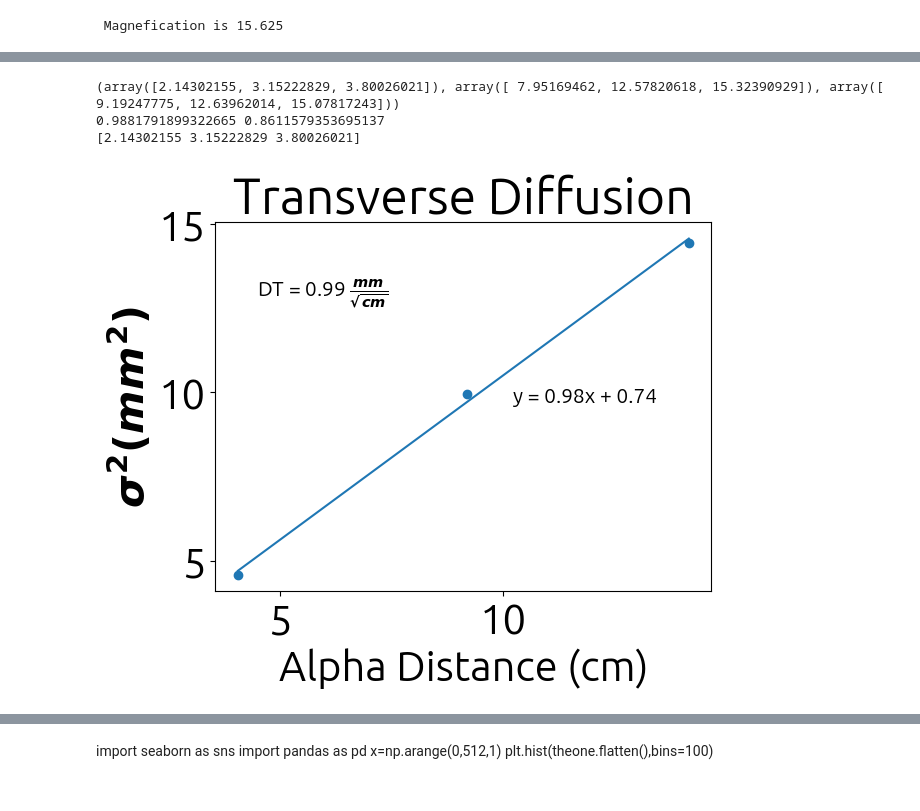
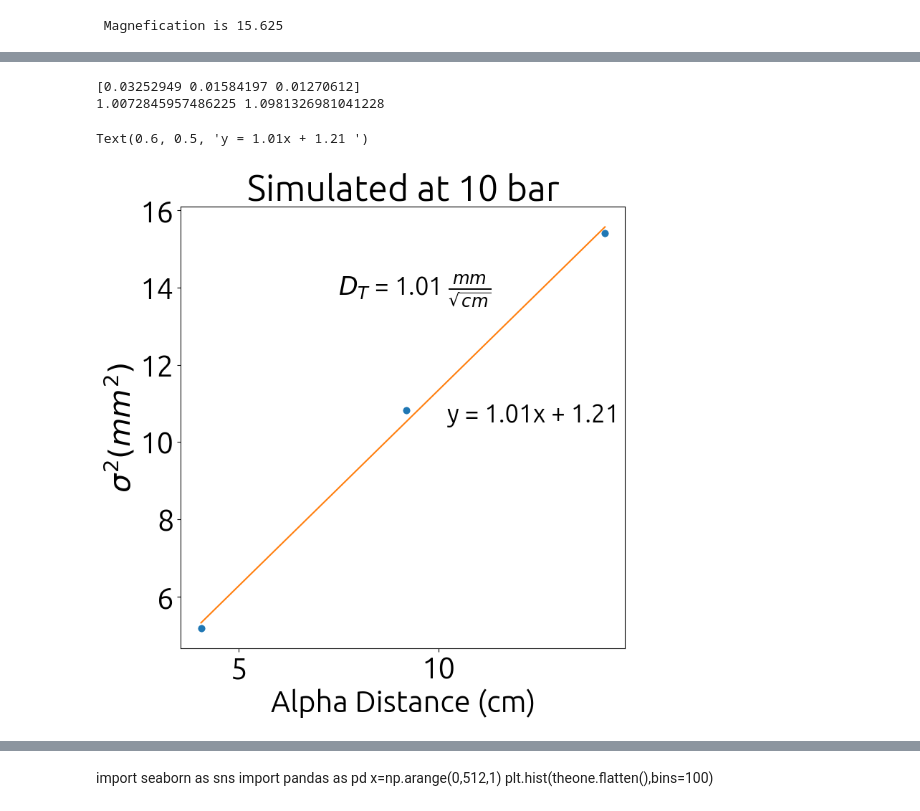
Before and after one commit to ilkerparmaksiz/Analysis, a Jupyter notebook: CRAB/2D_Fitting_v3-Sim.ipynb, the cells around one changed output, grey strips where cells are left out. Cells and saved outputs as stored; diff of their text form; code cells hidden in the pictures.

```diff
--- a/CRAB/2D_Fitting_v3-Sim.ipynb
+++ b/CRAB/2D_Fitting_v3-Sim.ipynb
@@ -1438,4 +877,4 @@ def FitSumsof3Gaussian(img,fit1,fit2,fit3,offset,it=15000):
 # %%
 #Fit_3Gaussian=FitSumsof3Gaussian(theone,initialGuess_needle_5cm,initialGuess_needle_10cm,initialGuess_needle_15cm,offset)
-Fit_3Gaussian=FitSumsof3Gaussian(theone,initialGuess_needle_5cm,initialGuess_needle_10cm,initialGuess_needle_15cm,offset)
+Results=FitMultiGauss(_SimImages)
 # %% [output]
@@ -1471,31 +923,49 @@ def GetTransVerseDiffusion(Fit,pixelSize,mag):
 
     #Error=round(abs(DT-value)/DT,2)
     return DTs,SigmaXs,SigmaYs
+# %%
+def ConvertTransverse(results,pixelSize,Magnefication):
+    Diffusionvalues={"4cm":np.array([]),"10cm":np.array([]),"14cm":np.array([])}
+    for i in range(0,len(results)):
+        rr=results[i]
+        cr=GetTransVerseDiffusion(rr,pixelSize,Magnefication)
+        Diffusionvalues["4cm"]=np.append(Diffusionvalues["4cm"],cr[0][0])
+        Diffusionvalues["10cm"]=np.append(Diffusionvalues["10cm"],cr[0][1])
+        Diffusionvalues["14cm"]=np.append(Diffusionvalues["14cm"],cr[0][2])
+    return Diffusionvalues
+# %%
+ResultsTrans=ConvertTransverse(Results,pixelSize,Magnefication)
 # %%
-Diffusion=GetTransVerseDiffusion(Fit_3Gaussian,pixelSize,Magnefication)
-print(Diffusion)
-plt.title("Transverse Diffusion")
+#Diffusion=GetTransVerseDiffusion(Fit_3Gaussian,pixelSize,Magnefication)
+plt.figure(figsize=(8,8))
+
+Averaged=np.array([np.mean(ResultsTrans["4cm"])
+                  ,np.mean(ResultsTrans["10cm"]),
+                  np.mean(ResultsTrans["14cm"])])
+Stds=np.array([np.std(ResultsTrans["4cm"]),np.std(ResultsTrans["10cm"]),np.std(ResultsTrans["14cm"])])
+
+plt.title("Simulated at 10 bar")
 plt.xlabel("Alpha Distance (cm)")
 plt.ylabel(r'$\sigma^2 (mm^2)$')
 #NeedleDistances=np.array([5.46,10.58,15.55])
 #NeedleDistances=np.sqrtNeedleDistances)
-slope, intercept = np.polyfit(NeedleDistances, Diffusion[0]**2, 1)
-plt.scatter(NeedleDistances,Diffusion[0]**2)
+slope, intercept = np.polyfit(NeedleDistances, Averaged**2, 1)
+plt.scatter(NeedleDistances,Averaged**2)
+plt.errorbar(NeedleDistances,Averaged**2,yerr=Stds**2,fmt='o',capsize=3)
 plt.plot(NeedleDistances,(slope*NeedleDistances+intercept))
 
 DT=np.round(np.sqrt(slope),2)
-
+print(Stds)
 print(np.sqrt(slope),np.sqrt(intercept))
 
-plt.text(0.35,0.85,f"DT = {DT} " + r"$\frac{mm}{\sqrt{cm}}$",fontsize=15,horizontalalignment='right',verticalalignment='top',transform = plt.gca().transAxes)
+plt.text(0.7,0.85,"$D_{T}$"+f" = {round(np.sqrt(slope),2)} " + r"$\frac{mm}{\sqrt{cm}}$",fontsize=25,horizontalalignment='right',verticalalignment='top',transform = plt.gca().transAxes)
 #plt.text(5.8, 14, f"DT={D}" + r"$\frac{mm}{\sqrt{cm}}$", bbox=dict(facecolor='blue', alpha=0.5))
-plt.text(0.6, 0.5,f"y = {round(slope,2)}x + {round(intercept,2)} ",fontsize=15,horizontalalignment='left',verticalalignment='bottom',transform = plt.gca().transAxes)
-print(Diffusion[0])
+plt.text(0.6, 0.5,f"y = {round(slope,2)}x + {round(intercept,2)} ",fontsize=25,horizontalalignment='left',verticalalignment='bottom',transform = plt.gca().transAxes)
 # %% [output]
-(array([2.14302155, 3.15222829, 3.80026021]), array([ 7.95169462, 12.57820618, 15.32390929]), array([ 9.19247775, 12.63962014, 15.07817243]))
-0.9881791899322665 0.8611579353695137
-[2.14302155 3.15222829 3.80026021]
+[0.03252949 0.01584197 0.01270612]
+1.0072845957486225 1.0981326981041228
+Text(0.6, 0.5, 'y = 1.01x + 1.21 ')
-[figure, old version]
+[figure, new version]
 # %%
 
 #ax[0].imshow(firstFit[0], cmap=plt.cm.jet, origin='lower',extent=(xx.min(), xx.max(), yy.min(), yy.max()))
```
Also changed, not shown: parts of 65 cells of this notebook, 12 other files.
